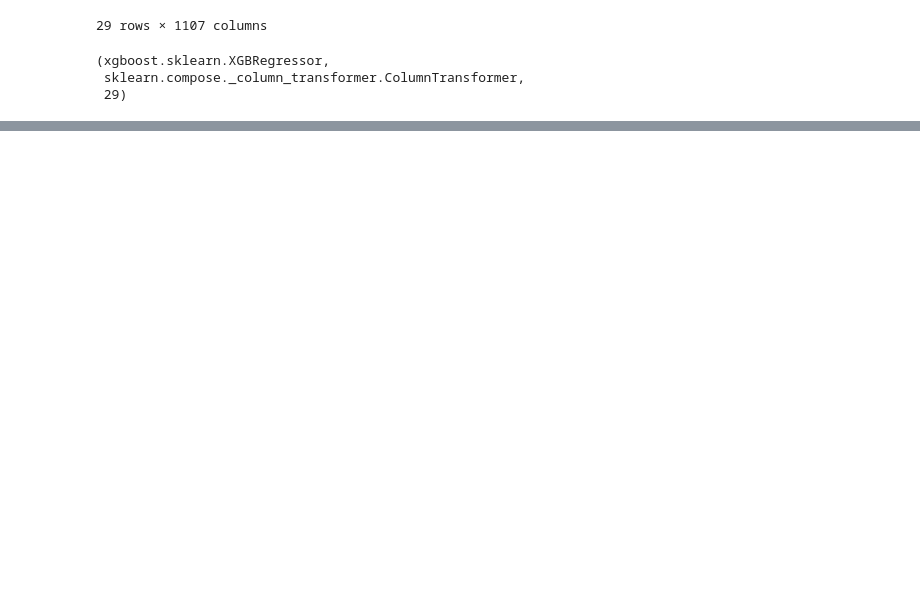
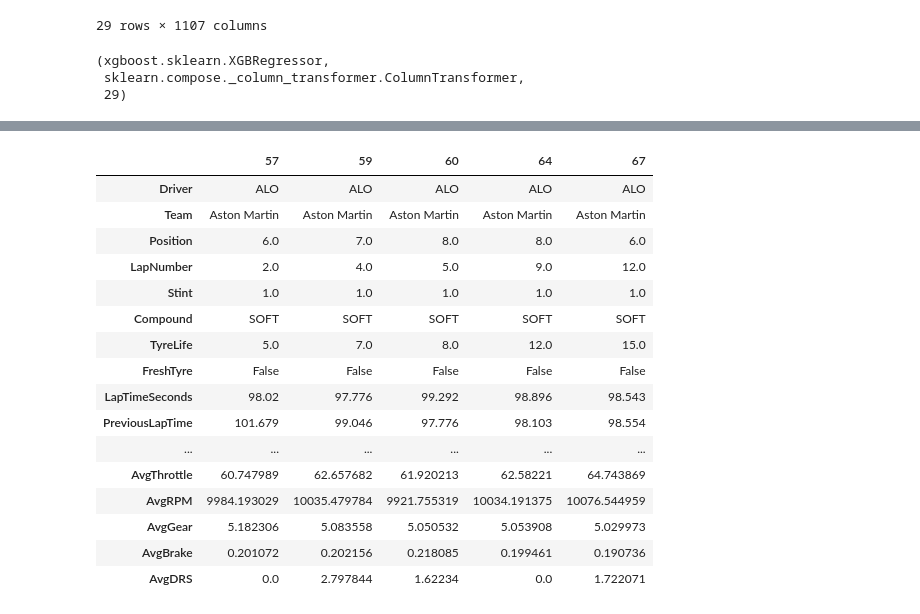
Before and after one commit to mohammedDhinojwala/f1-ai-race-strategy, a Jupyter notebook: notebooks/01_data_investigation.ipynb, the cells around one changed output, grey strips where cells are left out. Drawn from its saved outputs; the diff is of its cells as text; code cells hidden in the pictures; blank space fills up the shorter version.

```diff
--- a/notebooks/01_data_investigation.ipynb
+++ b/notebooks/01_data_investigation.ipynb
@@ -6261,0 +6285,4 @@ Predicted next-lap time: 98.727264
+# %%
+alo_test = X_test[X_test["Driver"] == "ALO"].sort_values("LapNumber")
+
+print(alo_test[["LapNumber", "LapTimeSeconds"]])
@@ -6261,0 +6331,20 @@ Predicted next-lap time: 98.727264
+# %%
+alo_test.head().T
+# %% [output]
+|  | 57 | 59 | 60 | 64 | 67 |
+| Driver | ALO | ALO | ALO | ALO | ALO |
+| Team | Aston Martin | Aston Martin | Aston Martin | Aston Martin | Aston Martin |
+| Position | 6.0 | 7.0 | 8.0 | 8.0 | 6.0 |
+| LapNumber | 2.0 | 4.0 | 5.0 | 9.0 | 12.0 |
+| Stint | 1.0 | 1.0 | 1.0 | 1.0 | 1.0 |
+| Compound | SOFT | SOFT | SOFT | SOFT | SOFT |
+| TyreLife | 5.0 | 7.0 | 8.0 | 12.0 | 15.0 |
+| FreshTyre | False | False | False | False | False |
+| LapTimeSeconds | 98.02 | 97.776 | 99.292 | 98.896 | 98.543 |
+| PreviousLapTime | 101.679 | 99.046 | 97.776 | 98.103 | 98.554 |
+| ... | ... | ... | ... | ... | ... |
+| AvgThrottle | 60.747989 | 62.657682 | 61.920213 | 62.58221 | 64.743869 |
+| AvgRPM | 9984.193029 | 10035.479784 | 9921.755319 | 10034.191375 | 10076.544959 |
+| AvgGear | 5.182306 | 5.083558 | 5.050532 | 5.053908 | 5.029973 |
+| AvgBrake | 0.201072 | 0.202156 | 0.218085 | 0.199461 | 0.190736 |
+| AvgDRS | 0.0 | 2.797844 | 1.62234 | 0.0 | 1.722071 |
```
Also changed, not shown: parts of 22 cells of this notebook.
